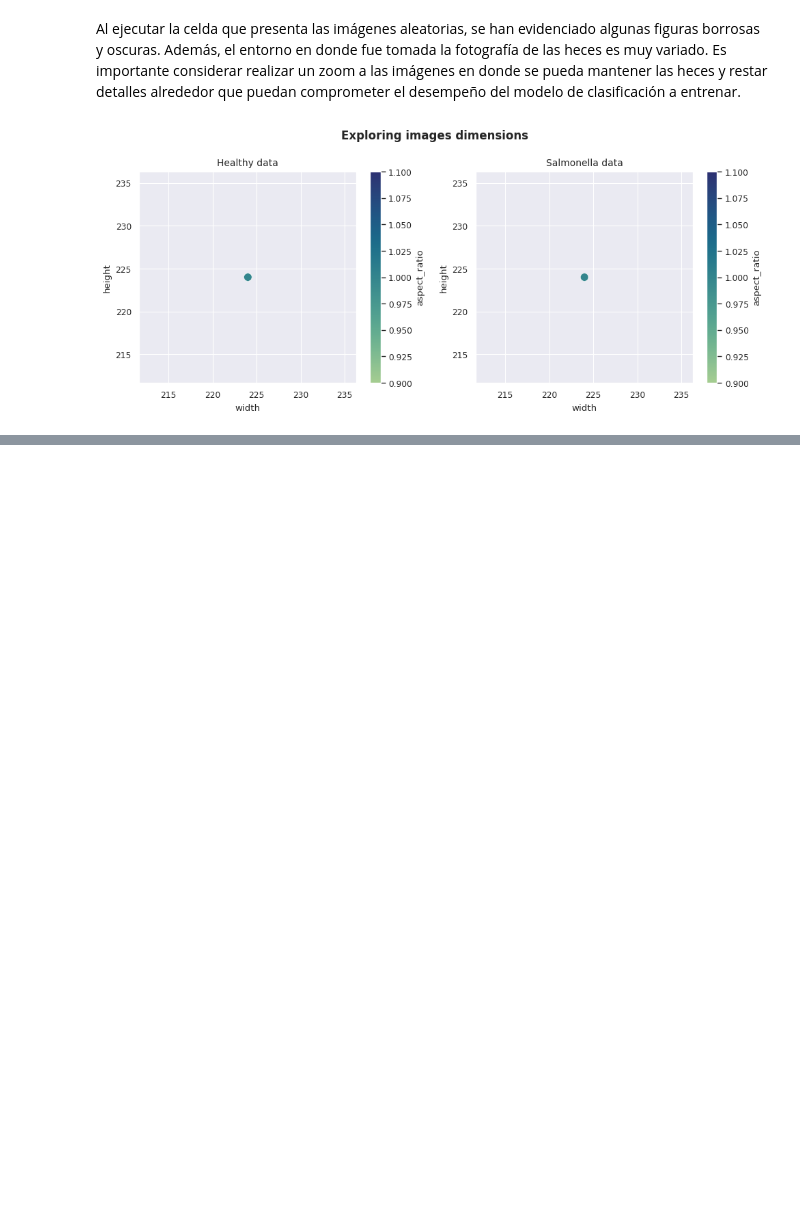
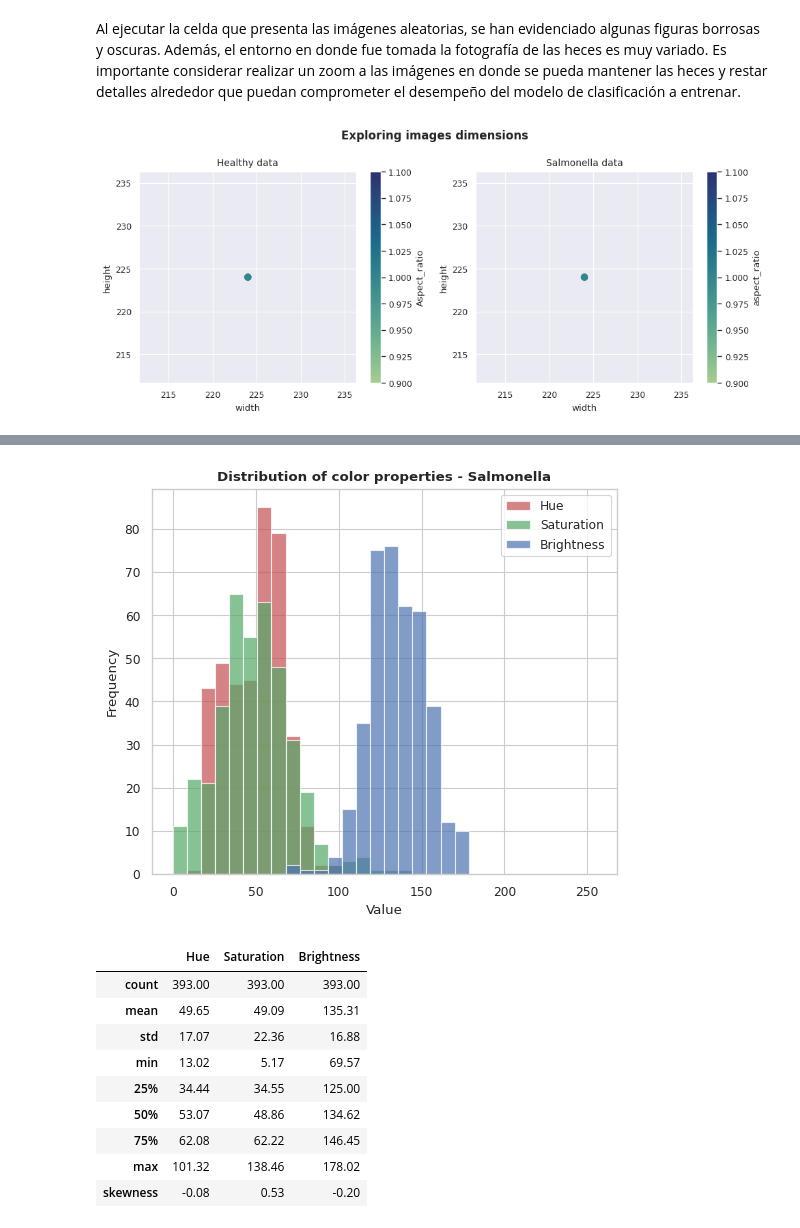
Before and after one commit to melissaortegaa/monografia, a Jupyter notebook: 01_data_prep_EDA.ipynb, the cells around one changed output, grey strips where cells are left out. Cells and saved outputs as stored; diff of their text form; code cells hidden in the pictures; blank space fills up the shorter version.

```diff
--- a/01_data_prep_EDA.ipynb
+++ b/01_data_prep_EDA.ipynb
@@ -488,0 +555,15 @@ img_size(images_metadata)
+# %%
+# Define the directory with the images
+plot_histograms(validation_salmo_dir, category='Salmonella')
+# %% [output]
+[figure, added]
+|  | Hue | Saturation | Brightness |
+| count | 393.00 | 393.00 | 393.00 |
+| mean | 49.65 | 49.09 | 135.31 |
+| std | 17.07 | 22.36 | 16.88 |
+| min | 13.02 | 5.17 | 69.57 |
+| 25% | 34.44 | 34.55 | 125.00 |
+| 50% | 53.07 | 48.86 | 134.62 |
+| 75% | 62.08 | 62.22 | 146.45 |
+| max | 101.32 | 138.46 | 178.02 |
+| skewness | -0.08 | 0.53 | -0.20 |
```
Also changed, not shown: parts of 19 cells of this notebook.
